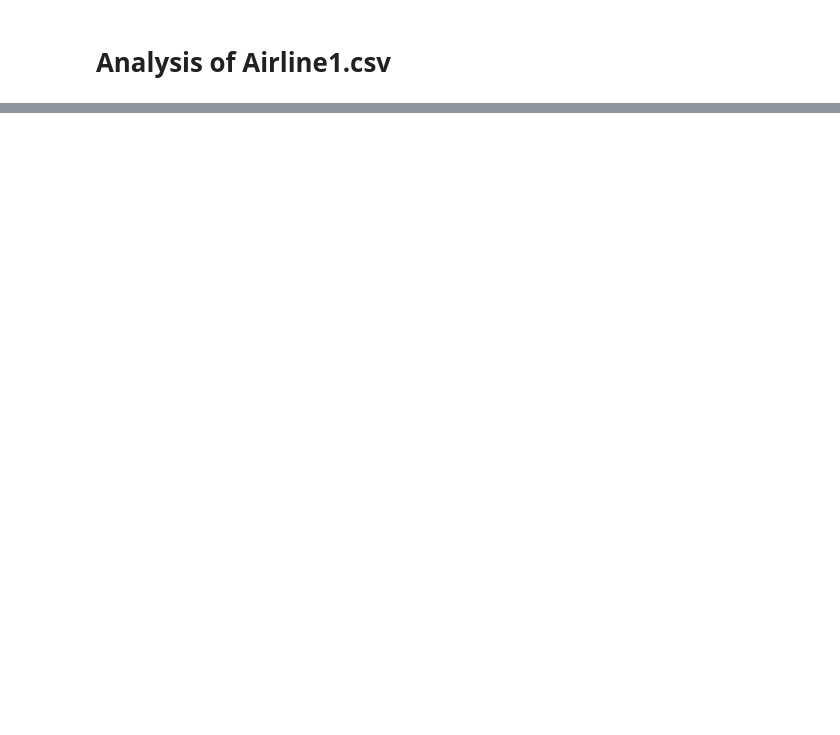
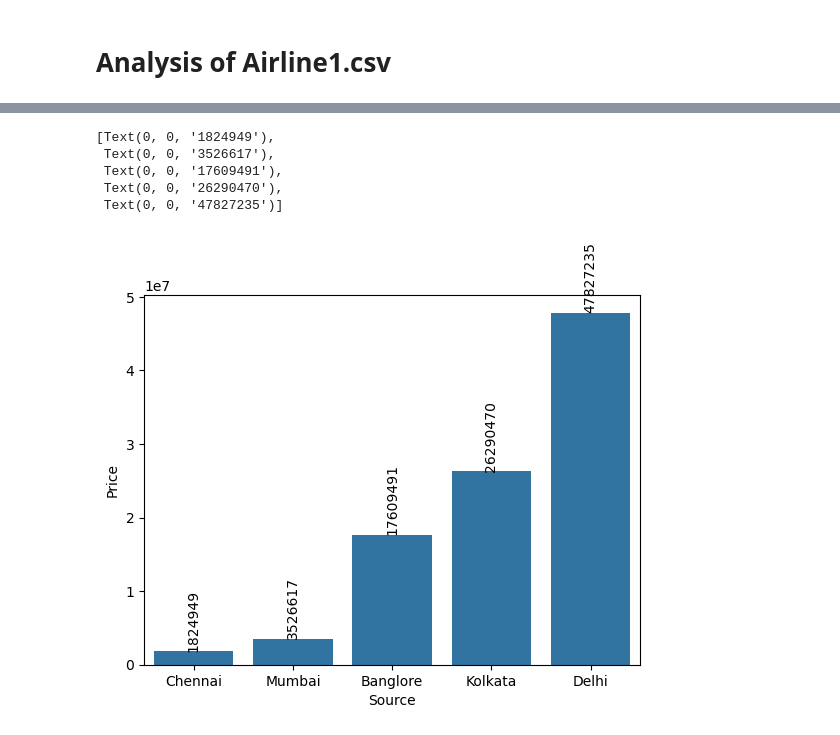
Before and after one commit to omkarbhat1995/Airline, a Jupyter notebook: Analysis.ipynb, the cells around one changed output, grey strips where cells are left out. Saved outputs shown, nothing was run; the diff lists cells and outputs as text; code cells hidden in the pictures; blank space fills up the shorter version.

```diff
--- a/Analysis.ipynb
+++ b/Analysis.ipynb
@@ -19,0 +201,12 @@ df.fillna({'Price': df['Price'].mean()}, inplace=True)
+# %%
+# Distribution of Price against Source
+source_price = df.groupby('Source')['Price'].sum().sort_values(ascending=True)
+ax= sns.barplot(x='Source', y='Price', data=df, estimator='sum',order=source_price.index,errorbar=None)
+ax.bar_label(cast(BarContainer, ax.containers[0]),rotation=90,fmt='%.0f')
+# %% [output]
+[Text(0, 0, '1824949'),
+ Text(0, 0, '3526617'),
+ Text(0, 0, '17609491'),
+ Text(0, 0, '26290470'),
+ Text(0, 0, '47827235')]
+[figure, added]
```
Also changed, not shown: parts of 23 cells of this notebook.
